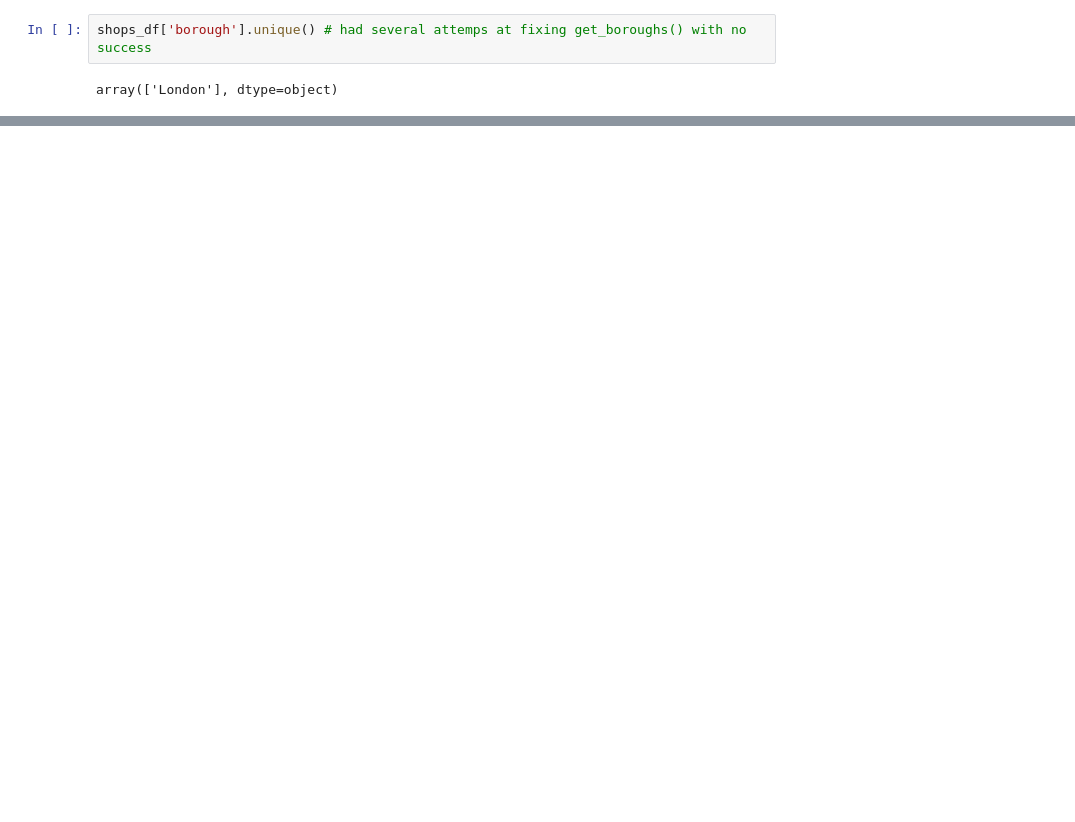
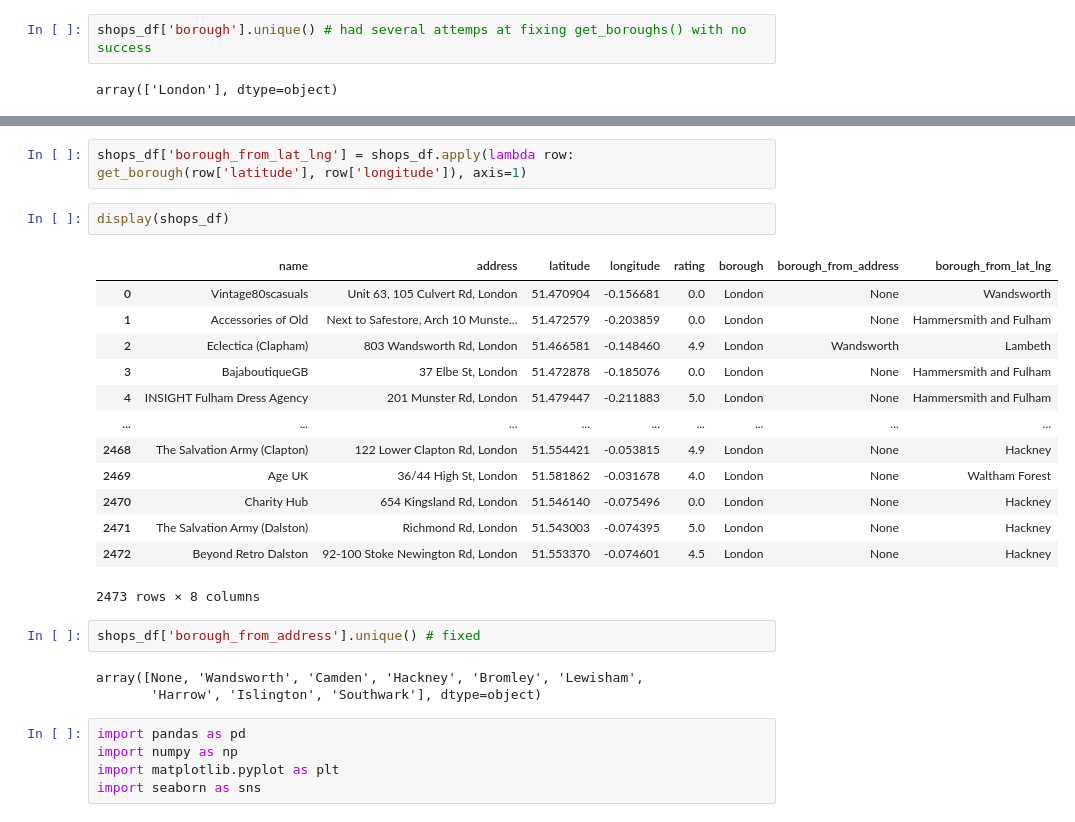
Before and after one commit to AndriiDS/londons_fashionable_finds, a Jupyter notebook: Data_Collection/01_data_collection.ipynb, the cells around one changed output, grey strips where cells are left out. Cells and saved outputs as stored; diff of their text form; blank space fills up the shorter version.

```diff
--- a/Data_Collection/01_data_collection.ipynb
+++ b/Data_Collection/01_data_collection.ipynb
@@ -251,0 +232,28 @@ display(shops_df)
+# %%
+shops_df['borough_from_lat_lng'] = shops_df.apply(lambda row: get_borough(row['latitude'], row['longitude']), axis=1)
+# %%
+display(shops_df)
+# %% [output]
+|  | name | address | latitude | longitude | rating | borough | borough_from_address | borough_from_lat_lng |
+| 0 | Vintage80scasuals | Unit 63, 105 Culvert Rd, London | 51.470904 | -0.156681 | 0.0 | London | None | Wandsworth |
+| 1 | Accessories of Old | Next to Safestore, Arch 10 Munste... | 51.472579 | -0.203859 | 0.0 | London | None | Hammersmith and Fulham |
+| 2 | Eclectica (Clapham) | 803 Wandsworth Rd, London | 51.466581 | -0.148460 | 4.9 | London | Wandsworth | Lambeth |
+| 3 | BajaboutiqueGB | 37 Elbe St, London | 51.472878 | -0.185076 | 0.0 | London | None | Hammersmith and Fulham |
+| 4 | INSIGHT Fulham Dress Agency | 201 Munster Rd, London | 51.479447 | -0.211883 | 5.0 | London | None | Hammersmith and Fulham |
+| ... | ... | ... | ... | ... | ... | ... | ... | ... |
+| 2468 | The Salvation Army (Clapton) | 122 Lower Clapton Rd, London | 51.554421 | -0.053815 | 4.9 | London | None | Hackney |
+| 2469 | Age UK | 36/44 High St, London | 51.581862 | -0.031678 | 4.0 | London | None | Waltham Forest |
+| 2470 | Charity Hub | 654 Kingsland Rd, London | 51.546140 | -0.075496 | 0.0 | London | None | Hackney |
+| 2471 | The Salvation Army (Dalston) | Richmond Rd, London | 51.543003 | -0.074395 | 5.0 | London | None | Hackney |
+| 2472 | Beyond Retro Dalston | 92-100 Stoke Newington Rd, London | 51.553370 | -0.074601 | 4.5 | London | None | Hackney |
+2473 rows × 8 columns
+# %%
+shops_df['borough_from_address'].unique() # fixed
+# %% [output]
+array([None, 'Wandsworth', 'Camden', 'Hackney', 'Bromley', 'Lewisham',
+       'Harrow', 'Islington', 'Southwark'], dtype=object)
+# %%
+import pandas as pd
+import numpy as np
+import matplotlib.pyplot as plt
+import seaborn as sns
```
Also changed, not shown: parts of 20 cells of this notebook, 2 other files.
